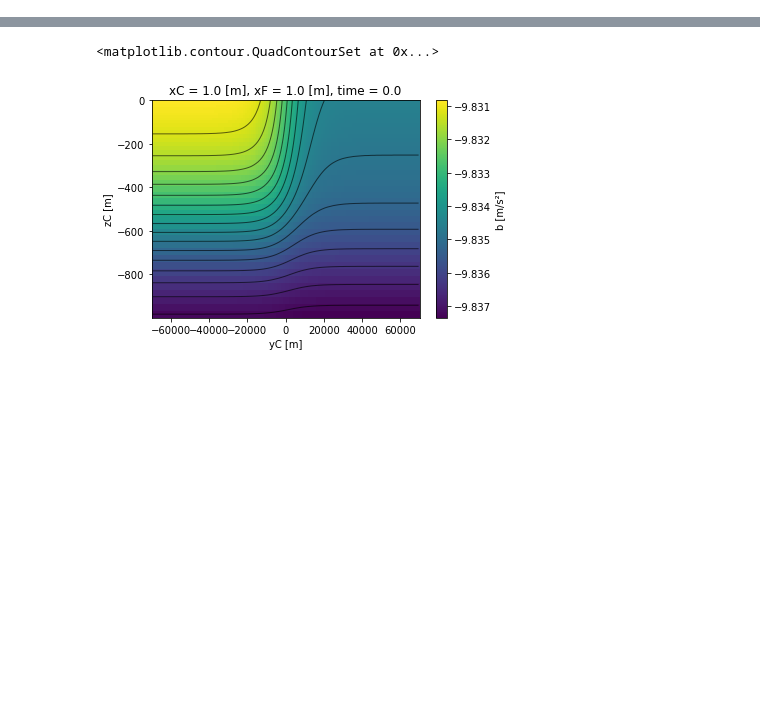
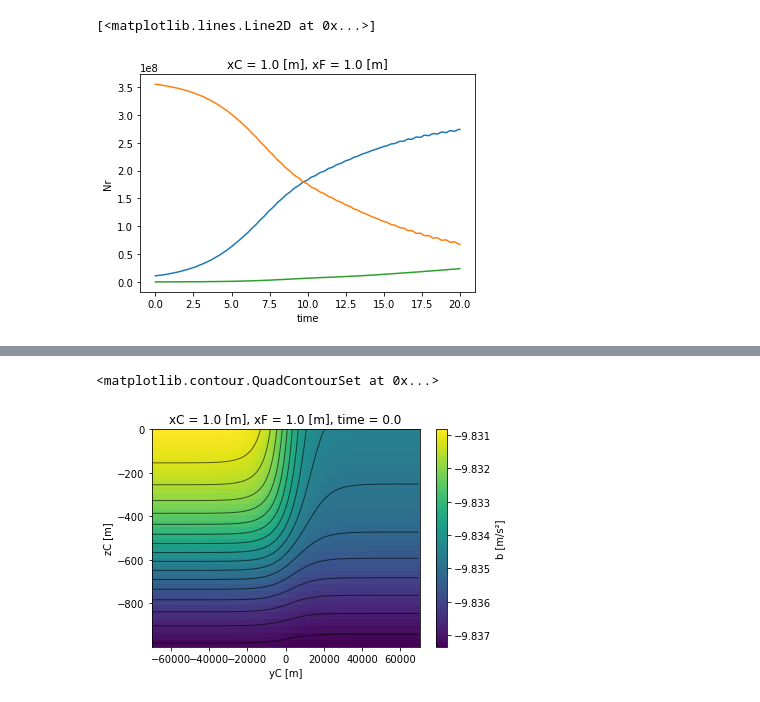
Before and after one commit to iuryt/Bioceananigans.jl, a Jupyter notebook: analysis.ipynb, the cells around one changed output, grey strips where cells are left out. Cells and saved outputs as stored; diff of their text form; code cells hidden in the pictures; blank space fills up the shorter version.

```diff
--- a/analysis.ipynb
+++ b/analysis.ipynb
@@ -7,0 +8,8 @@ ds = ds.assign_coords(time=ds.time.astype("float")*1e-9/86400)
+# %%
+dsi = ds.sel(zC=slice(-200,0)).integrate(["yC","zC"])
+dsi.P.plot()
+dsi.N.plot()
+dsi.Nr.plot()
+# %% [output]
+[<matplotlib.lines.Line2D at 0x...>]
+[figure, added]
```
Also changed, not shown: parts of 5 cells of this notebook.
